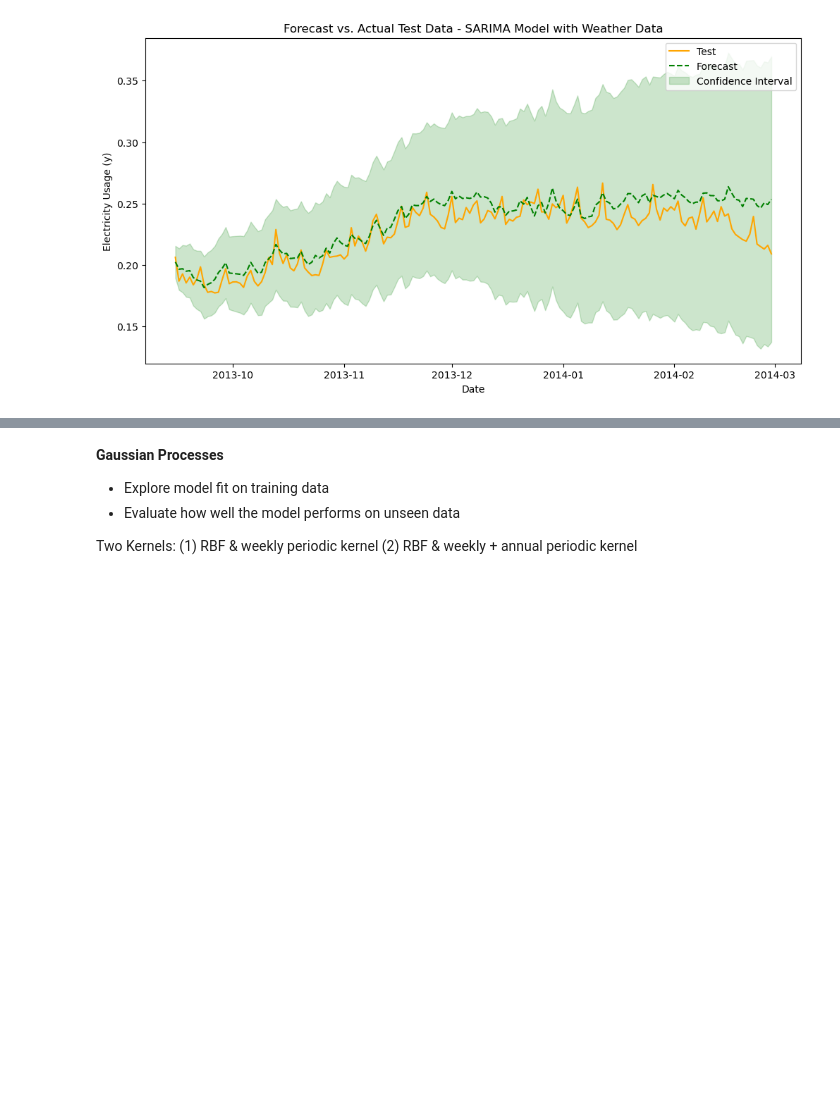
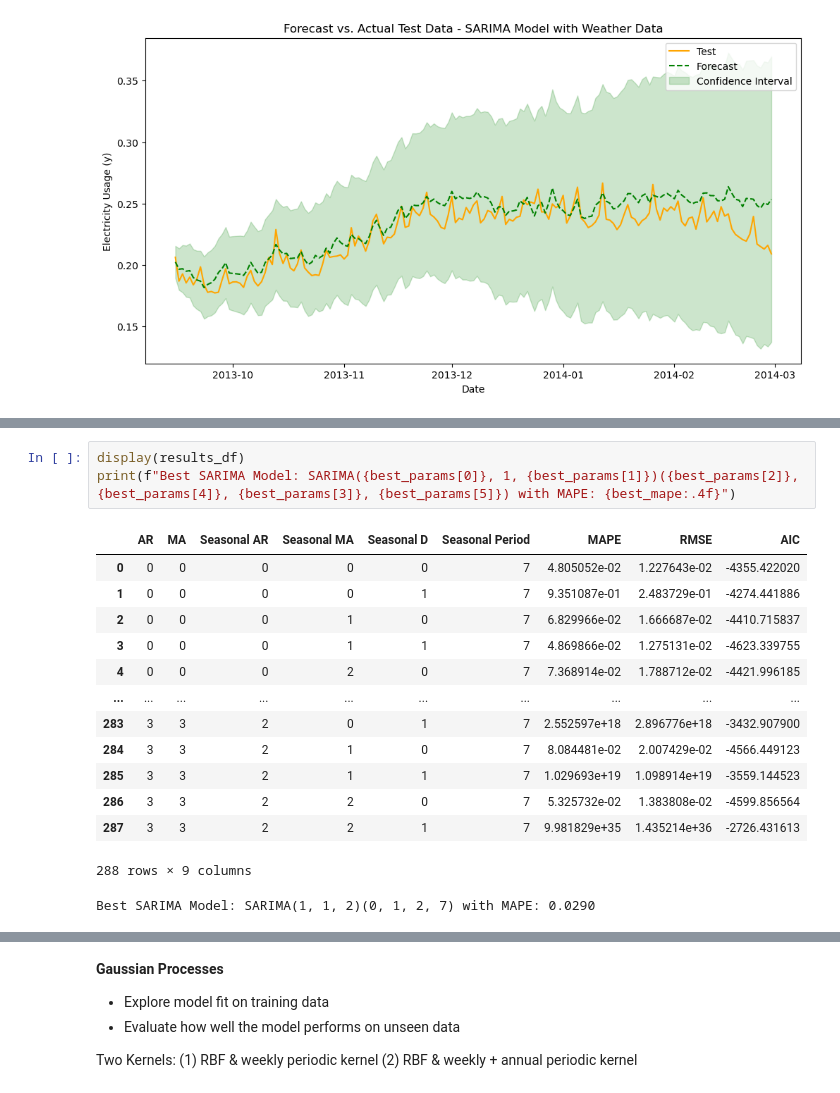
Before and after one commit to chowfi/electricity_demand_forecasting, a Jupyter notebook: notebooks/models.ipynb, the cells around one changed output, grey strips where cells are left out. Drawn from its saved outputs; the diff is of its cells as text; blank space fills up the shorter version.

```diff
--- a/notebooks/models.ipynb
+++ b/notebooks/models.ipynb
@@ -802,0 +1047,18 @@ Next, we tried playing around with the following factors to improve this model:
+# %%
+display(results_df)
+print(f"Best SARIMA Model: SARIMA({best_params[0]}, 1, {best_params[1]})({best_params[2]}, {best_params[4]}, {best_params[3]}, {best_params[5]}) with MAPE: {best_mape:.4f}")
+# %% [output]
+|  | AR | MA | Seasonal AR | Seasonal MA | Seasonal D | Seasonal Period | MAPE | RMSE | AIC |
+| 0 | 0 | 0 | 0 | 0 | 0 | 7 | 4.805052e-02 | 1.227643e-02 | -4355.422020 |
+| 1 | 0 | 0 | 0 | 0 | 1 | 7 | 9.351087e-01 | 2.483729e-01 | -4274.441886 |
+| 2 | 0 | 0 | 0 | 1 | 0 | 7 | 6.829966e-02 | 1.666687e-02 | -4410.715837 |
+| 3 | 0 | 0 | 0 | 1 | 1 | 7 | 4.869866e-02 | 1.275131e-02 | -4623.339755 |
+| 4 | 0 | 0 | 0 | 2 | 0 | 7 | 7.368914e-02 | 1.788712e-02 | -4421.996185 |
+| ... | ... | ... | ... | ... | ... | ... | ... | ... | ... |
+| 283 | 3 | 3 | 2 | 0 | 1 | 7 | 2.552597e+18 | 2.896776e+18 | -3432.907900 |
+| 284 | 3 | 3 | 2 | 1 | 0 | 7 | 8.084481e-02 | 2.007429e-02 | -4566.449123 |
+| 285 | 3 | 3 | 2 | 1 | 1 | 7 | 1.029693e+19 | 1.098914e+19 | -3559.144523 |
+| 286 | 3 | 3 | 2 | 2 | 0 | 7 | 5.325732e-02 | 1.383808e-02 | -4599.856564 |
+| 287 | 3 | 3 | 2 | 2 | 1 | 7 | 9.981829e+35 | 1.435214e+36 | -2726.431613 |
+288 rows × 9 columns
+Best SARIMA Model: SARIMA(1, 1, 2)(0, 1, 2, 7) with MAPE: 0.0290
```
Also changed, not shown: parts of 9 cells of this notebook.
